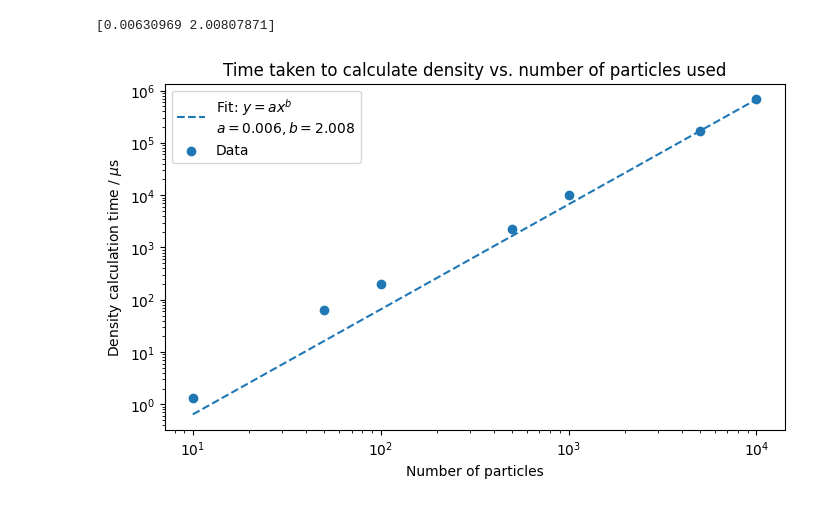
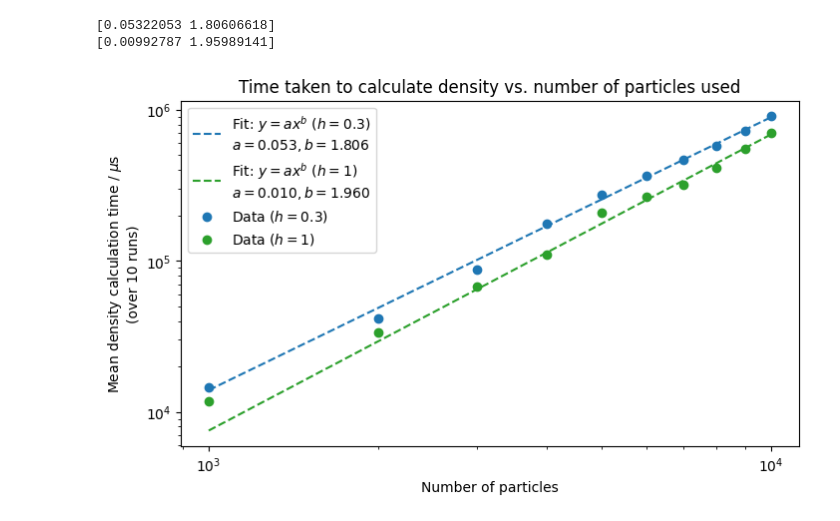
Before and after one commit to SapiensAnatis/sph, a Jupyter notebook: plots/q1.ipynb, the cells around one changed output. Cells and saved outputs as stored; diff of their text form; code cells hidden in the pictures.

```diff
--- a/plots/q1.ipynb
+++ b/plots/q1.ipynb
@@ -4,19 +4,27 @@ import re
 import numpy as np
 import matplotlib.pyplot as plt
 import scipy.optimize
+from cycler import cycler
+
+ls_cycler = cycler('linestyle', ['solid', 'dashed', 'dotted', 'dashdot', (0, (3, 1, 1, 1, 1, 1))])
+clr_cycler = cycler('color', ['tab:blue', 'tab:green', 'tab:red', 'tab:purple', 'tab:orange'])
+plt.rc('axes', prop_cycle=ls_cycler+clr_cycler)
 # %%
-density_files = glob.glob("../data/densities_*.txt")
+density_files = glob.glob("../data/densities*.txt")
+density_files = sorted(density_files)
 for d in density_files:
     data = np.loadtxt(d)
     # Sort by position
     data = data[data[:,0].argsort()]
     # Normalize
-    data[:,1] /= max(data[:,1])
+    #data[:,1] /= max(data[:,1])
 
-    plt.plot(data[:,0], data[:,1], label=f"{d[18:-4]} particles")
+    plt.plot(data[:,0], data[:,1], label=f"h = {d[18:-4].replace('p','.')}", linewidth=2.5)
 
 plt.xlabel("Position / code units")
-plt.ylabel("Normalized density")
+plt.ylabel("Density")
+
+plt.title("Density profile as a function of smoothing length")
 
 plt.legend()
 plt.show()
@@ -25,40 +33,46 @@ plt.show()
 # %%
-"""def exp_fit(x, a, b):
+def exp_fit(x, a, b):
     return a * np.power(x, b)
 
 def log_fit(x, a, b):
-    return a * x*np.log(x) + b"""
+    return a * x*np.log(x) + b
 # %%
-"""# Read in text file and calculate average time
-x = []
-y = []
-profile_files = glob.glob("../data/profiling_*.txt")
-for p in profile_files:
-    # Grab particle count from filename
-    n_part = int(re.findall('\d+(?=part.txt)', p)[0])
-    data = np.loadtxt(p)
-    avg = np.mean(data)
-    x.append(n_part)
-    y.append(avg)
+plt.figure(figsize=(8, 4.5))
+# Read in text file and calculate average time
+for h in ["0p3", "1"]:
+    hdisp = h.replace('p', '.')
+    if h == 1: hdisp = "0.99"
+    x = []
+    y = []
+    profile_files = glob.glob(f"../data/{h}_profiling_*.txt")
 
-plt.figure(figsize=(8, 4.5))
+    for p in profile_files:
+        # Grab particle count from filename
+        n_part = int(re.findall('\d+(?=part.txt)', p)[0])
+        data = np.loadtxt(p)
+        avg = np.mean(data)
+        x.append(n_part)
+        y.append(avg)
 
-plt.scatter(x, y, label="Data")
-popt, pcov = scipy.optimize.curve_fit(exp_fit, x, y)
-print(popt)
-x = sorted(x)
-plt.plot(x, exp_fit(x, popt[0], popt[1]), linestyle='dashed', label=f"Fit: $y = ax^b$\n$a={popt[0]:.3f}, b={popt[1]:.3f}$")
+    plt.scatter(x, y, label=f"Data ($h={hdisp}$)")
+    popt, pcov = scipy.optimize.curve_fit(exp_fit, x, y)
+    print(popt)
+    x = sorted(x)
+    plt.plot(x, exp_fit(x, popt[0], popt[1]), linestyle='dashed', label=f"Fit: $y = ax^b$ ($h={hdisp}$)\n$a={popt[0]:.3f}, b={popt[1]:.3f}$")
 
 
 ax = plt.gca()
 ax.set_xscale('log')
 ax.set_yscale('log')
 
 ax.set_xlabel("Number of particles")
-ax.set_ylabel("Density calculation time / $\mu$s")
+ax.set_ylabel("Mean density calculation time / $\mu$s\n(over 10 runs)")
 plt.title("Time taken to calculate density vs. number of particles used")
 plt.legend()
-plt.show()"""
+plt.show()
+
+## TODO: Profile the code on my desktop computer, because I have no idea why the speed keeps changing, it's probably due to power settings on my laptop
 # %% [output]
-[0.00630969 2.00807871]
+[0.05322053 1.80606618]
+[0.00992787 1.95989141]
-[figure, old version]
+[figure, new version]
```
Also changed, not shown: parts of 1 cell of this notebook, 1 other file.
